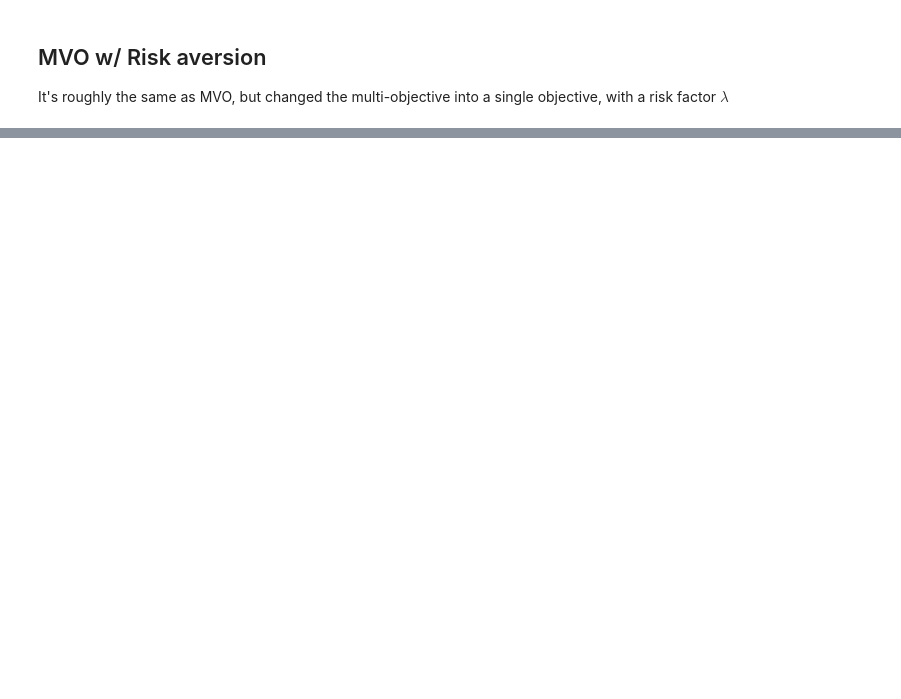
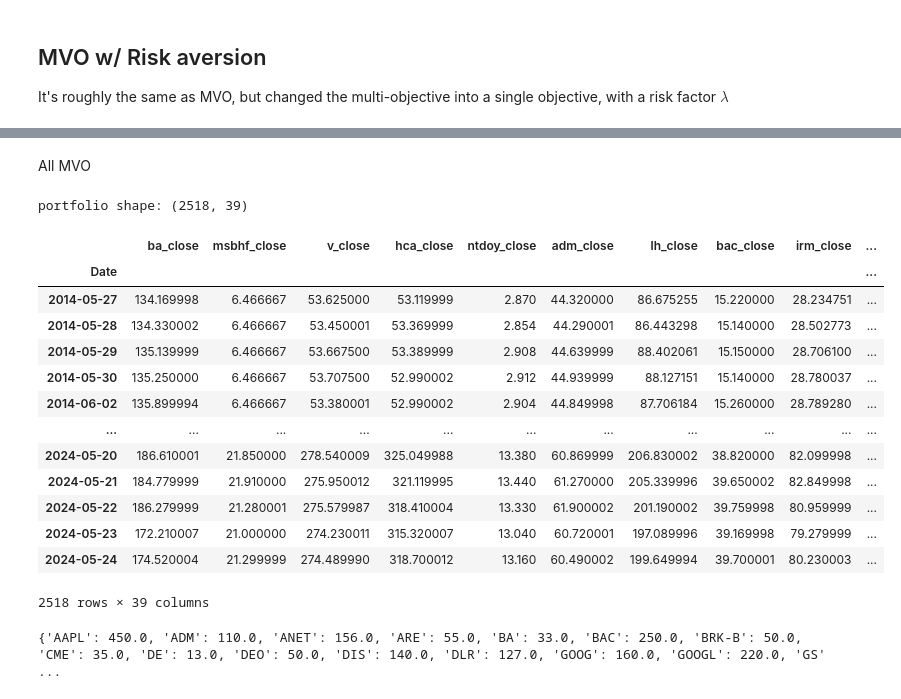
Before and after one commit to kyle1373/stock-portfolio-optimization, a Jupyter notebook: mean_var_optim.ipynb, the cells around one changed output, grey strips where cells are left out. Cells and saved outputs as stored; diff of their text form; code cells hidden in the pictures; blank space fills up the shorter version.

Commit message:
MVO across all datasets + NN in progress
Allow MVO to run across all datasets
Create a neural network to train (still in progress)

```diff
--- a/mean_var_optim.ipynb
+++ b/mean_var_optim.ipynb
@@ -291 +295,72 @@ plt.show()
 [figure]
+# %% [markdown]
+All MVO
+# %%
+import os
+import pandas as pd
+
+# Define the path to the folder containing the CSV files
+folder_path = "Dataset/Equities/"
+
+# Get a list of all CSV files in the folder
+csv_files = [f for f in os.listdir(folder_path) if f.endswith('.csv')]
+
+# Initialize an empty list to store dataframes
+dataframes = []
+
+# Iterate through the CSV files and read them into dataframes
+for file in csv_files:
+    file_path = os.path.join(folder_path, file)
+    df = pd.read_csv(file_path)
+    stock_name = file.split('.')[0].lower()  # Get stock name from the file name
+    df.rename(columns={"Close": f"{stock_name}_close"}, inplace=True)  # Rename 'Close' column
+    dataframes.append(df[['Date', f"{stock_name}_close"]])
+
+# Merge all dataframes on the 'Date' column
+portfolio = dataframes[0]
+for df in dataframes[1:]:
+    portfolio = portfolio.merge(df, on='Date')
+
+# Convert 'Date' column to datetime format and set as index
+portfolio['Date'] = pd.to_datetime(portfolio['Date'])
+portfolio.set_index('Date', inplace=True)
+
+# Print the shape of the portfolio and display it
+num_entries, num_stocks = portfolio.shape
+print(f"portfolio shape: {portfolio.shape}")
+portfolio
+# %% [output]
+portfolio shape: (2518, 39)
+|  | ba_close | msbhf_close | v_close | hca_close | ntdoy_close | adm_close | lh_close | bac_close | irm_close | ... |
+| Date |  |  |  |  |  |  |  |  |  | ... |
+| 2014-05-27 | 134.169998 | 6.466667 | 53.625000 | 53.119999 | 2.870 | 44.320000 | 86.675255 | 15.220000 | 28.234751 | ... |
+| 2014-05-28 | 134.330002 | 6.466667 | 53.450001 | 53.369999 | 2.854 | 44.290001 | 86.443298 | 15.140000 | 28.502773 | ... |
+| 2014-05-29 | 135.139999 | 6.466667 | 53.667500 | 53.389999 | 2.908 | 44.639999 | 88.402061 | 15.150000 | 28.706100 | ... |
+| 2014-05-30 | 135.250000 | 6.466667 | 53.707500 | 52.990002 | 2.912 | 44.939999 | 88.127151 | 15.140000 | 28.780037 | ... |
+| 2014-06-02 | 135.899994 | 6.466667 | 53.380001 | 52.990002 | 2.904 | 44.849998 | 87.706184 | 15.260000 | 28.789280 | ... |
+| ... | ... | ... | ... | ... | ... | ... | ... | ... | ... | ... |
+| 2024-05-20 | 186.610001 | 21.850000 | 278.540009 | 325.049988 | 13.380 | 60.869999 | 206.830002 | 38.820000 | 82.099998 | ... |
+| 2024-05-21 | 184.779999 | 21.910000 | 275.950012 | 321.119995 | 13.440 | 61.270000 | 205.339996 | 39.650002 | 82.849998 | ... |
+| 2024-05-22 | 186.279999 | 21.280001 | 275.579987 | 318.410004 | 13.330 | 61.900002 | 201.190002 | 39.759998 | 80.959999 | ... |
+| 2024-05-23 | 172.210007 | 21.000000 | 274.230011 | 315.320007 | 13.040 | 60.720001 | 197.089996 | 39.169998 | 79.279999 | ... |
+| 2024-05-24 | 174.520004 | 21.299999 | 274.489990 | 318.700012 | 13.160 | 60.490002 | 199.649994 | 39.700001 | 80.230003 | ... |
+2518 rows × 39 columns
+# %%
+# Read the positions.csv file
+positions_file = "Corporate Positions/Positions.csv"
+positions = pd.read_csv(positions_file)
+
+# Create a dictionary to store the quantity of each equity
+equity_quantity = {}
+for _, row in positions.iterrows():
+    ticker = row['Symbol']
+    quantity = row['Quantity']
+    try:
+        equity_quantity[ticker] = float(quantity.replace(',', ''))
+    except:
+        break
+
+
+print(equity_quantity)
+# %% [output]
+{'AAPL': 450.0, 'ADM': 110.0, 'ANET': 156.0, 'ARE': 55.0, 'BA': 33.0, 'BAC': 250.0, 'BRK-B': 50.0, 'CME': 35.0, 'DE': 13.0, 'DEO': 50.0, 'DIS': 140.0, 'DLR': 127.0, 'GOOG': 160.0, 'GOOGL': 220.0, 'GS' ...
```
Also changed, not shown: parts of 12 cells of this notebook, 3 other files.
